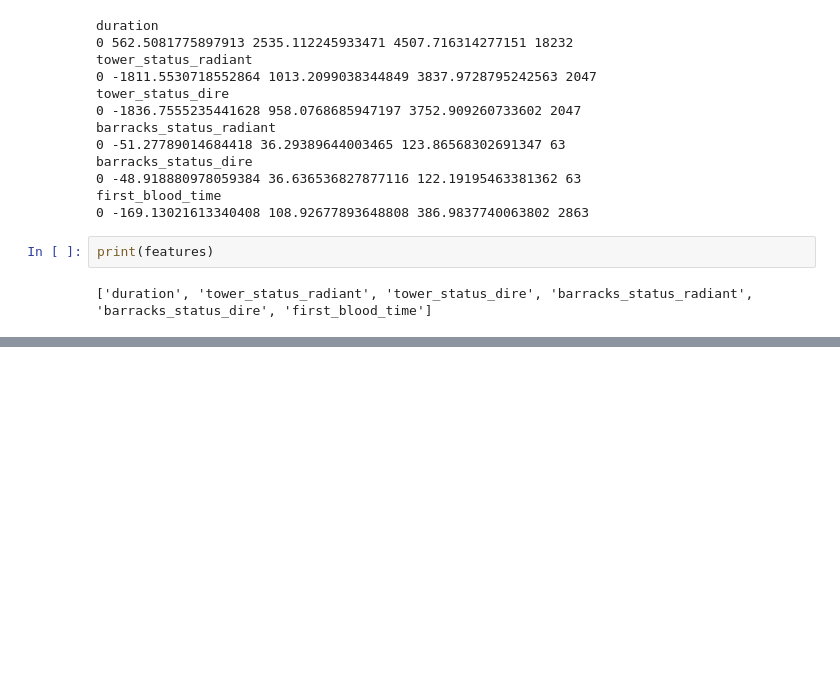
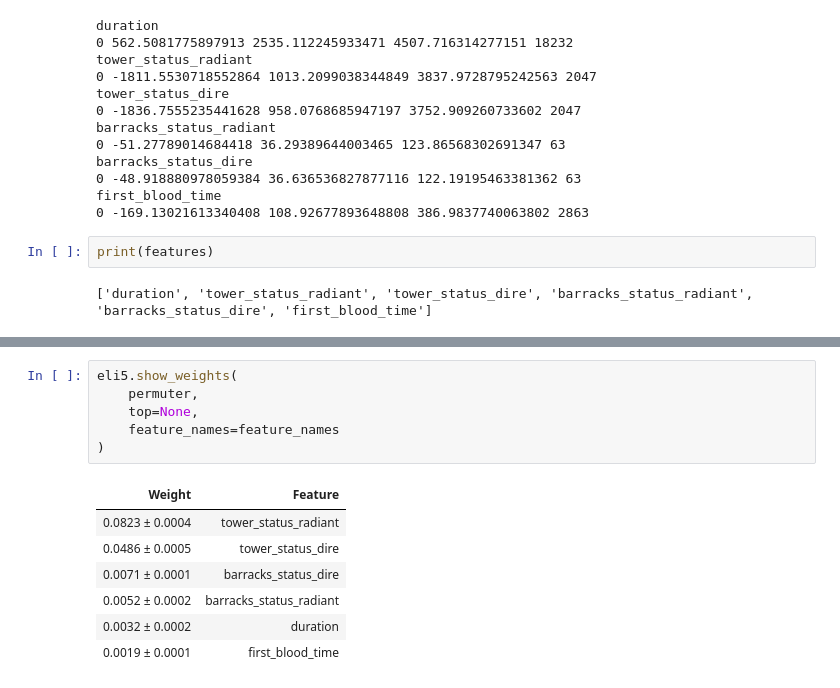
Before and after one commit to cedro-gasque/dash-template, a Jupyter notebook: notebooks/Untitled.ipynb, the cells around one changed output, grey strips where cells are left out. Cells and saved outputs as stored; diff of their text form; blank space fills up the shorter version.

```diff
--- a/notebooks/Untitled.ipynb
+++ b/notebooks/Untitled.ipynb
@@ -217,0 +254,14 @@ print(features)
+# %%
+eli5.show_weights(
+    permuter,
+    top=None,
+    feature_names=feature_names
+)
+# %% [output]
+| Weight | Feature |
+| 0.0823 ± 0.0004 | tower_status_radiant |
+| 0.0486 ± 0.0005 | tower_status_dire |
+| 0.0071 ± 0.0001 | barracks_status_dire |
+| 0.0052 ± 0.0002 | barracks_status_radiant |
+| 0.0032 ± 0.0002 | duration |
+| 0.0019 ± 0.0001 | first_blood_time |
```
Also changed, not shown: parts of 11 cells of this notebook, 4 other files.
